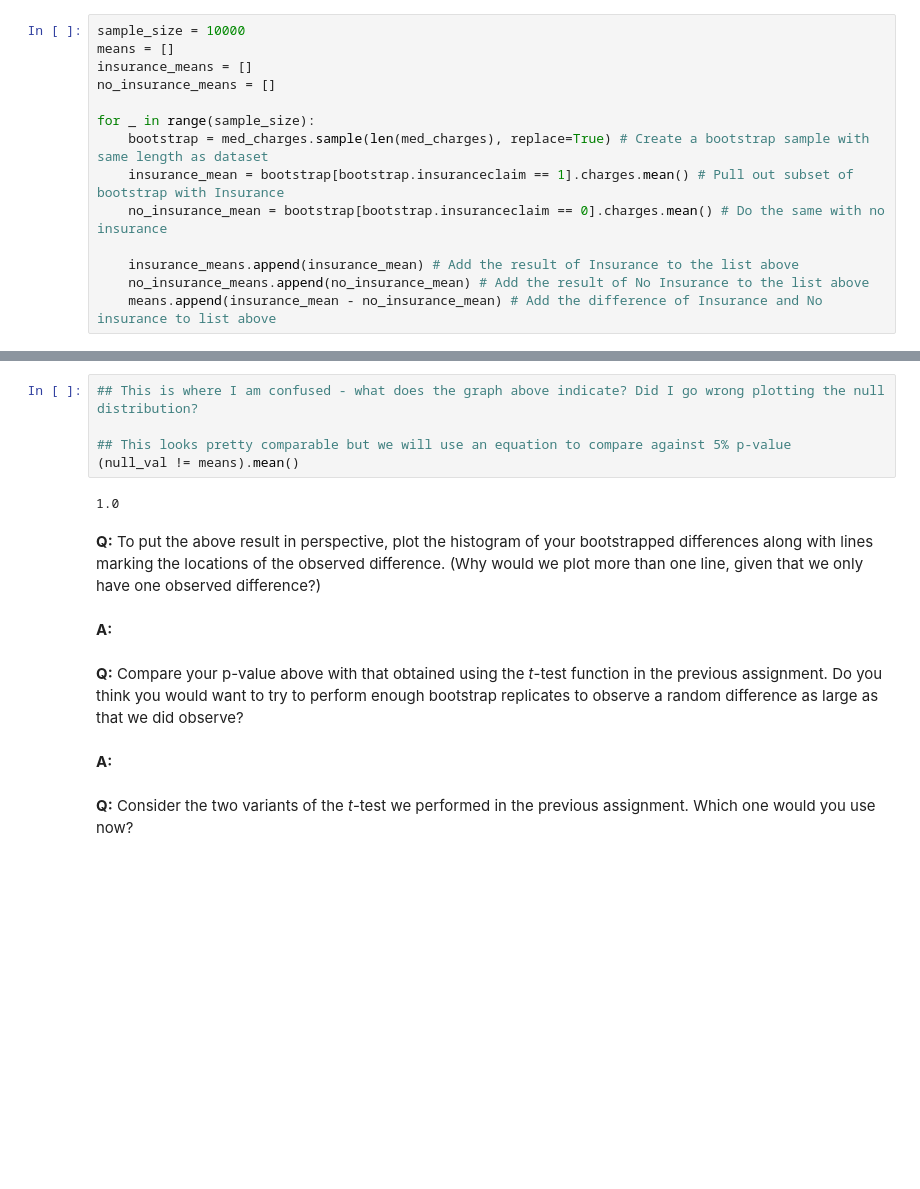
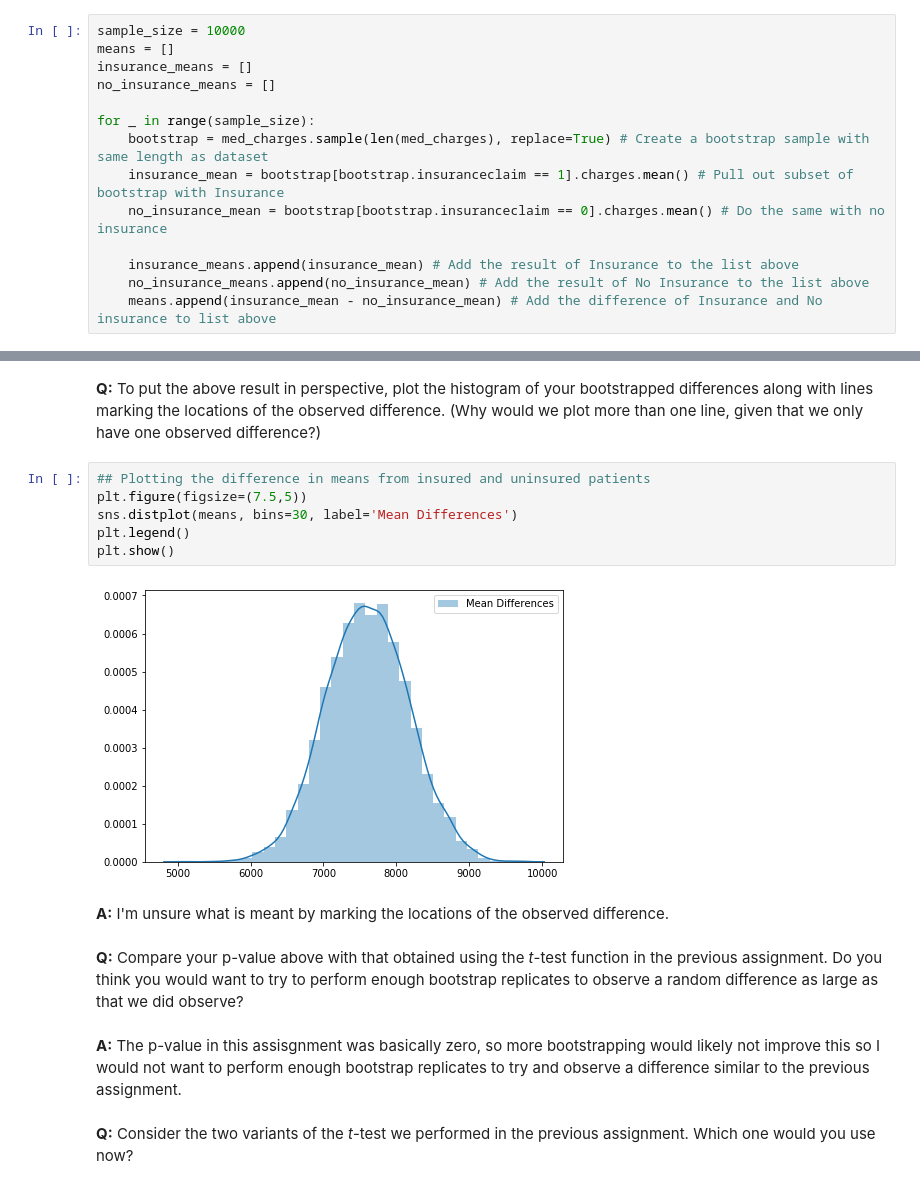
Before and after one commit to dudikbender/springboard, a Jupyter notebook: Bootstrap_Inference_Mini-Project8.19/inferential_statistics_2-Q.ipynb, the cells around one changed output, grey strips where cells are left out. Cells and saved outputs as stored; diff of their text form; blank space fills up the shorter version.

Commit message:
finished assignment, ready for review

```diff
--- a/Bootstrap_Inference_Mini-Project8.19/inferential_statistics_2-Q.ipynb
+++ b/Bootstrap_Inference_Mini-Project8.19/inferential_statistics_2-Q.ipynb
@@ -176,17 +155,18 @@ plt.show()
-# %%
-## This is where I am confused - what does the graph above indicate? Did I go wrong plotting the null distribution?
-
-## This looks pretty comparable but we will use an equation to compare against 5% p-value
-(null_val != means).mean()
-# %% [output]
-1.0
 # %% [markdown]
 __Q:__ To put the above result in perspective, plot the histogram of your bootstrapped differences along with lines marking the locations of the observed difference. (Why would we plot more than one line, given that we only have one observed difference?)
-# %% [markdown]
-__A:__
+# %%
+## Plotting the difference in means from insured and uninsured patients
+plt.figure(figsize=(7.5,5))
+sns.distplot(means, bins=30, label='Mean Differences')
+plt.legend()
+plt.show()
+# %% [output]
+[figure, added]
+# %% [markdown]
+__A:__ I'm unsure what is meant by marking the locations of the observed difference.
 # %% [markdown]
 __Q:__ Compare your p-value above with that obtained using the _t_-test function in the previous assignment. Do you think you would want to try to perform enough bootstrap replicates to observe a random difference as large as that we did observe?
-# %% [markdown]
-__A:__
+# %% [markdown]
+__A:__ The p-value in this assisgnment was basically zero, so more bootstrapping would likely not improve this so I would not want to perform enough bootstrap replicates to try and observe a difference similar to the previous assignment.
 # %% [markdown]
 __Q:__ Consider the two variants of the _t_-test we performed in the previous assignment. Which one would you use now?
```
Also changed, not shown: parts of 10 cells of this notebook.
